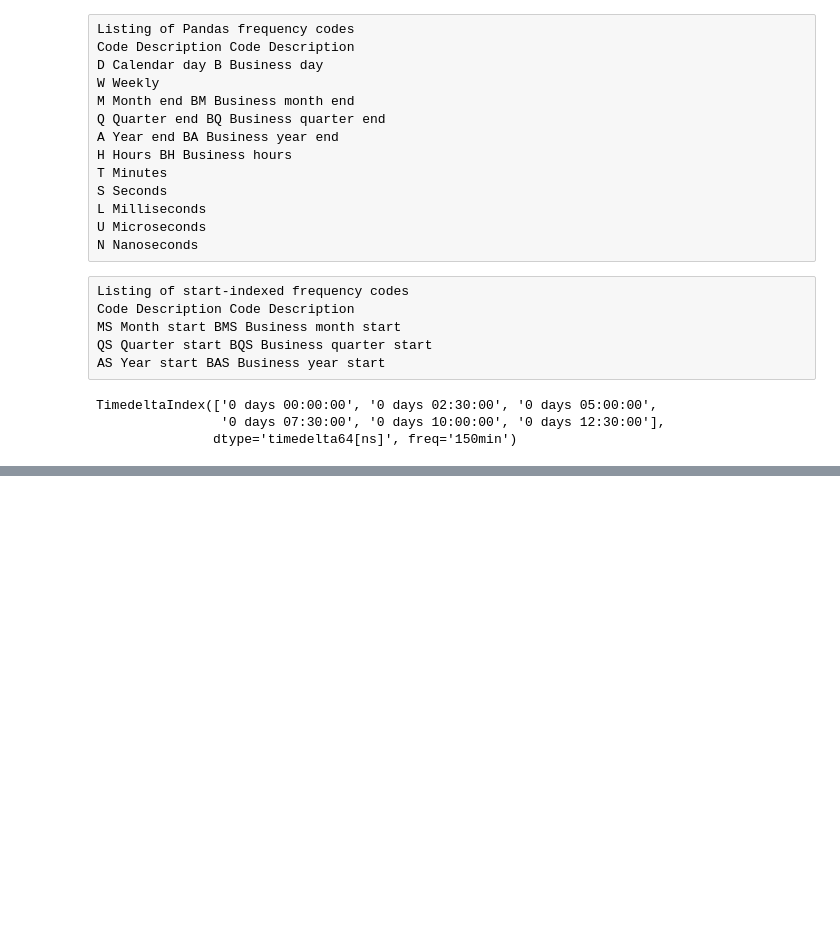
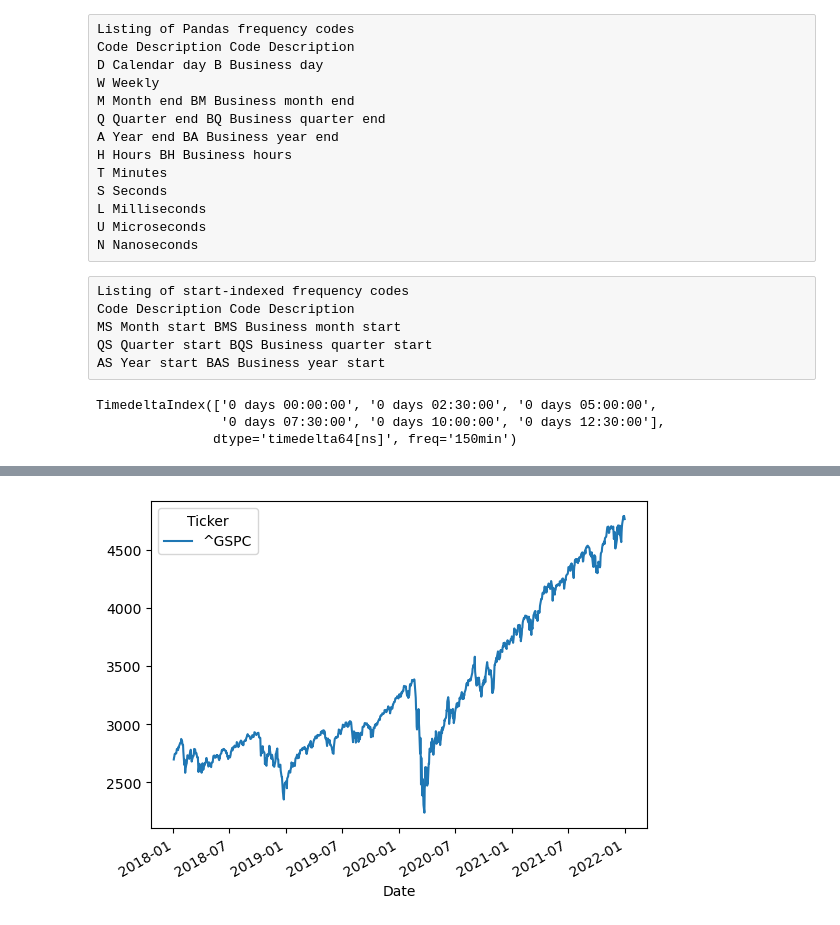
Before and after one commit to Venux09/Data_science_handbook_study, a Jupyter notebook: pandas-data_science_handbook/pandas_13.ipynb, the cells around one changed output, grey strips where cells are left out. Saved outputs shown, nothing was run; the diff lists cells and outputs as text; code cells hidden in the pictures; blank space fills up the shorter version.

```diff
--- a/pandas-data_science_handbook/pandas_13.ipynb
+++ b/pandas-data_science_handbook/pandas_13.ipynb
@@ -245,10 +245,12 @@ TimedeltaIndex(['0 days 00:00:00', '0 days 02:30:00', '0 days 05:00:00',
                 '0 days 07:30:00', '0 days 10:00:00', '0 days 12:30:00'],
                dtype='timedelta64[ns]', freq='150min')
 # %%
-#Resampling and Shifting and Windowing it is financial tool basically a tool of pandas used for the finances
-from pandas_datareader.data import DataReader#library used to import data sets fromm various sources on the webs
+import pandas as pd
+import yfinance as yf
 
+# Download S&P 500 data directly into a pandas DataFrame
+sp500 = yf.download('^GSPC', start='2018-01-01', end='2022-01-01')
 
-#importing s and p 500 history in specefic time history
-sp500 = data.DataReader('^GSPC',start = '2018', end = '2022' , source = 'yahoo')
+# Preview the data
+print(sp500.head())
 # %% [output]
@@ -255,0 +266,8 @@ ModuleNotFoundError: No module named 'pandas_datareader'
+# %%
+sp500 = sp500['Close']
+# %%
+%matplotlib inline
+import matplotlib.pyplot as plt
+sp500.plot();
+# %% [output]
+[figure, added]
```
Also changed, not shown: parts of 6 cells of this notebook, 1 other file.
